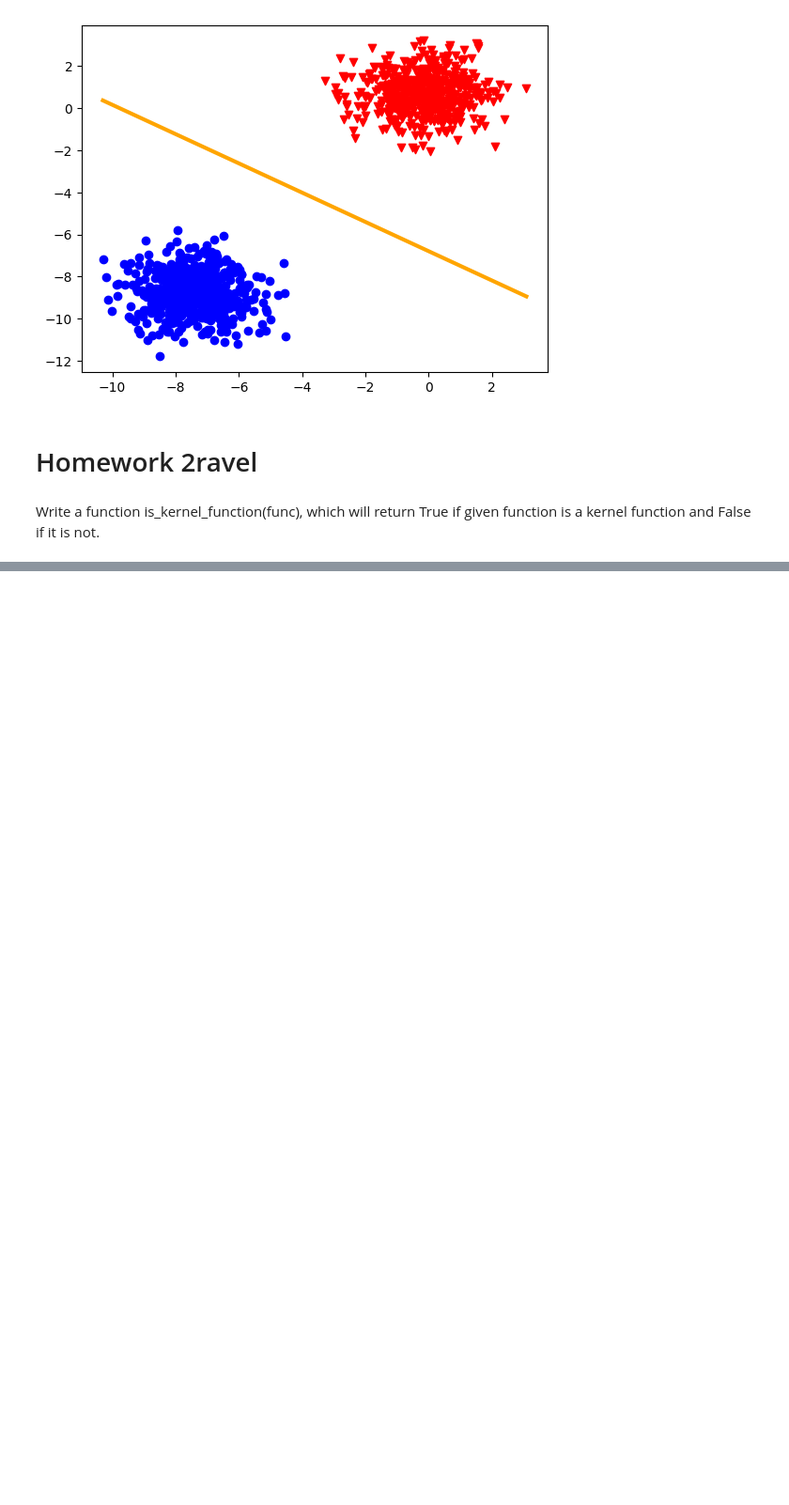
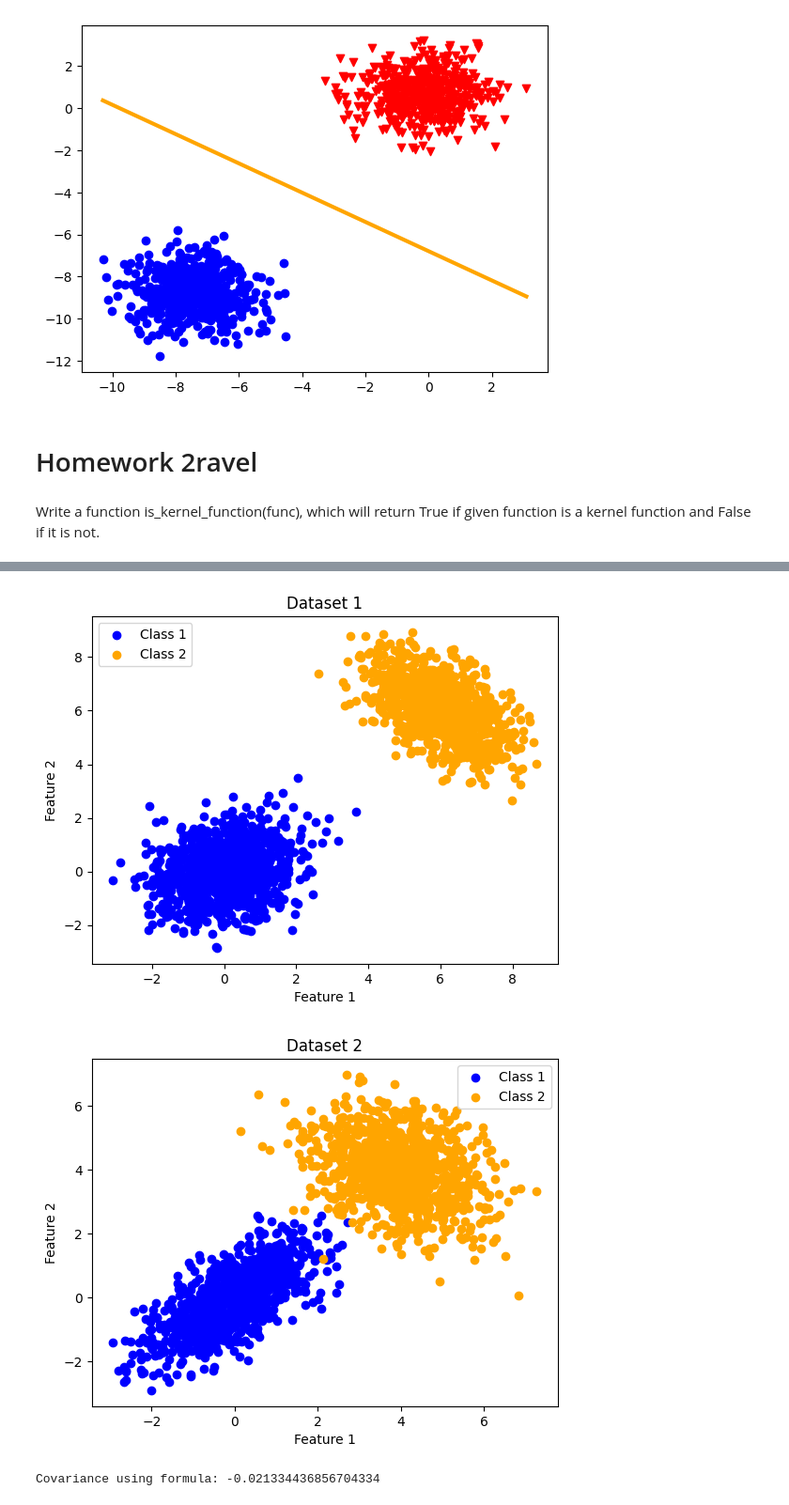
Before and after one commit to levonsg/Advanced_ML, a Jupyter notebook: Homework/07_04_23/SVM-Homework.ipynb, the cells around one changed output, grey strips where cells are left out. Shown: that part at 94% size. Cells and saved outputs as stored; diff of their text form; code cells hidden in the pictures; blank space fills up the shorter version.

```diff
--- a/Homework/07_04_23/SVM-Homework.ipynb
+++ b/Homework/07_04_23/SVM-Homework.ipynb
@@ -91,0 +335,63 @@ def is_kernel_function(func):
+# %%
+import numpy as np
+import matplotlib.pyplot as plt
+
+# Dataset 1
+np.random.seed(123)
+n_samples = 1000
+cov1 = [[1, 0.2], [0.2, 1]]
+cov2 = [[1, -0.5], [-0.5, 1]]
+mean1 = [0, 0]
+mean2 = [6, 6]
+X1 = np.random.multivariate_normal(mean1, cov1, n_samples)
+X2 = np.random.multivariate_normal(mean2, cov2, n_samples)
+
+# Dataset 2
+np.random.seed(456)
+cov3 = [[1, 0.7], [0.7, 1]]
+cov4 = [[1, -0.3], [-0.3, 1]]
+mean3 = [0, 0]
+mean4 = [4, 4]
+Y1 = np.random.multivariate_normal(mean3, cov3, n_samples)
+Y2 = np.random.multivariate_normal(mean4, cov4, n_samples)
+
+# Plot Dataset 1
+fig, ax = plt.subplots()
+ax.scatter(X1[:, 0], X1[:, 1], c='blue', label='Class 1')
+ax.scatter(X2[:, 0], X2[:, 1], c='orange', label='Class 2')
+ax.set_xlabel('Feature 1')
+ax.set_ylabel('Feature 2')
+ax.set_title('Dataset 1')
+ax.legend()
+plt.show()
+
+# Plot Dataset 2
+fig, ax = plt.subplots()
+ax.scatter(Y1[:, 0], Y1[:, 1], c='blue', label='Class 1')
+ax.scatter(Y2[:, 0], Y2[:, 1], c='orange', label='Class 2')
+ax.set_xlabel('Feature 1')
+ax.set_ylabel('Feature 2')
+ax.set_title('Dataset 2')
+ax.legend()
+plt.show()
+# %% [output]
+[figure, added]
+[figure, added]
+# %%
+import numpy as np
+
+# Generate some random data
+np.random.seed(123)
+n_samples = 100
+x = np.random.normal(size=n_samples)
+y = np.random.normal(size=n_samples)
+
+# Calculate covariance using the formula
+cov_xy = np.sum((x - np.mean(x)) * (y - np.mean(y))) / (n_samples - 1)
+print('Covariance using formula:', cov_xy)
+
+# Calculate covariance using numpy
+cov_matrix = np.cov(np.array([x, y]))
+cov_xy = cov_matrix[0, 1]
+# %% [output]
+Covariance using formula: -0.021334436856704334
```
Also changed, not shown: parts of 8 cells of this notebook, 1 other file.
